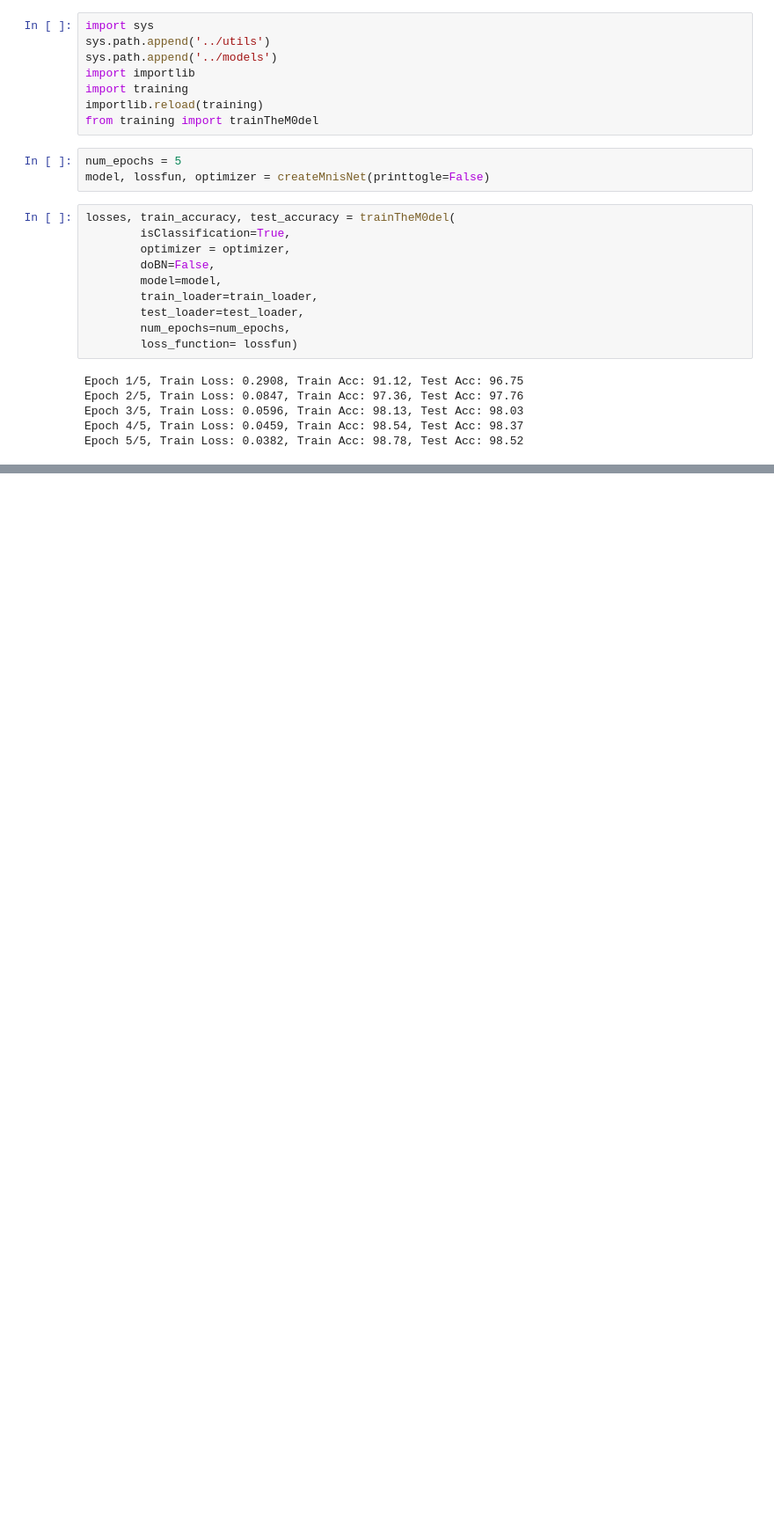
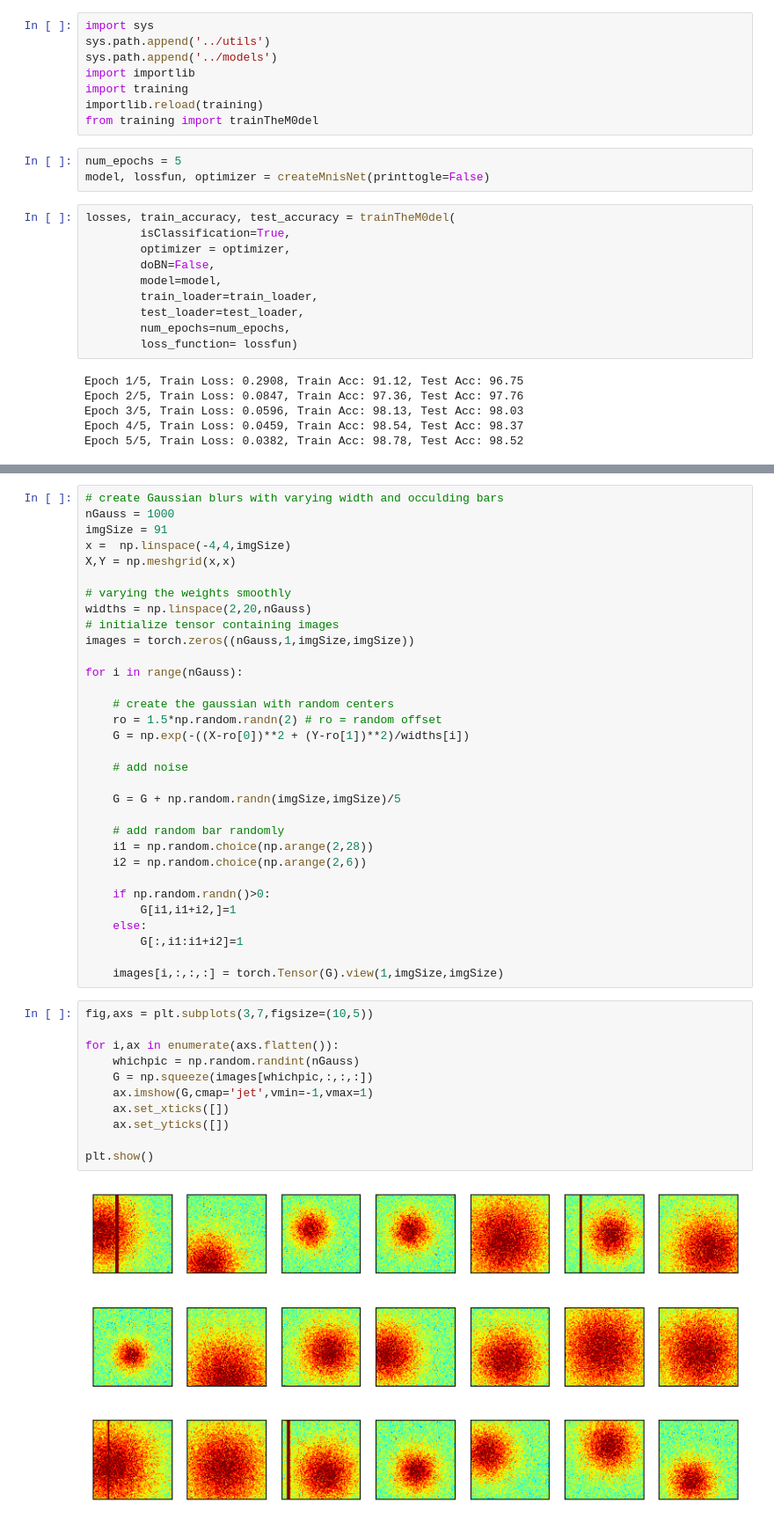
Before and after one commit to diaazg/Deep-learning, a Jupyter notebook: notebooks/CNN2.ipynb, the cells around one changed output, grey strips where cells are left out. Shown at 88% size. Cells and saved outputs as stored; diff of their text form; blank space fills up the shorter version.

```diff
--- a/notebooks/CNN2.ipynb
+++ b/notebooks/CNN2.ipynb
@@ -214,0 +249,45 @@ Epoch 5/5, Train Loss: 0.0382, Train Acc: 98.78, Test Acc: 98.52
+# %%
+# create Gaussian blurs with varying width and occulding bars
+nGauss = 1000
+imgSize = 91
+x =  np.linspace(-4,4,imgSize)
+X,Y = np.meshgrid(x,x)
+
+# varying the weights smoothly
+widths = np.linspace(2,20,nGauss)
+# initialize tensor containing images
+images = torch.zeros((nGauss,1,imgSize,imgSize))
+
+for i in range(nGauss):
+
+    # create the gaussian with random centers
+    ro = 1.5*np.random.randn(2) # ro = random offset
+    G = np.exp(-((X-ro[0])**2 + (Y-ro[1])**2)/widths[i])
+
+    # add noise
+
+    G = G + np.random.randn(imgSize,imgSize)/5
+
+    # add random bar randomly
+    i1 = np.random.choice(np.arange(2,28))
+    i2 = np.random.choice(np.arange(2,6))
+
+    if np.random.randn()>0:
+        G[i1,i1+i2,]=1
+    else:
+        G[:,i1:i1+i2]=1
+
+    images[i,:,:,:] = torch.Tensor(G).view(1,imgSize,imgSize)
+# %%
+fig,axs = plt.subplots(3,7,figsize=(10,5))
+
+for i,ax in enumerate(axs.flatten()):
+    whichpic = np.random.randint(nGauss)
+    G = np.squeeze(images[whichpic,:,:,:])
+    ax.imshow(G,cmap='jet',vmin=-1,vmax=1)
+    ax.set_xticks([])
+    ax.set_yticks([])
+
+plt.show()
+# %% [output]
+[figure, added]
```
Also changed, not shown: parts of 7 cells of this notebook, 1 other file.
